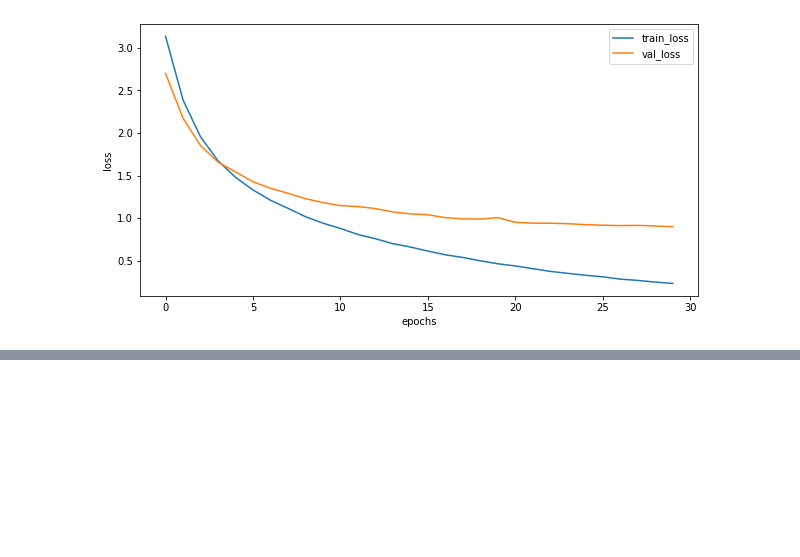
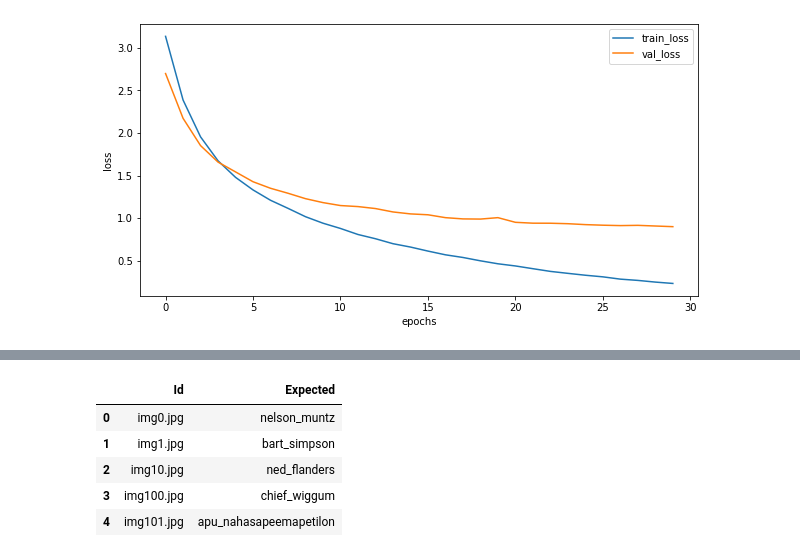
Before and after one commit to Vdyuk/Public_rep, a Jupyter notebook: DL course/VGG_16.ipynb, the cells around one changed output, grey strips where cells are left out. Saved outputs shown, nothing was run; the diff lists cells and outputs as text; code cells hidden in the pictures; blank space fills up the shorter version.

```diff
--- a/DL course/VGG_16.ipynb
+++ b/DL course/VGG_16.ipynb
@@ -309,7 +338,7 @@ gc.collect()
 torch.cuda.empty_cache()
 # %%
 %%time
-epochs = 30
+epochs = 20
 batch_size=64
 
 historyVGG, model_VGG16 = trainA(train_dataset2, val_dataset2, model_VGG16, epochs, batch_size, optimizer_ft, loss_fn )
@@ -354,0 +387,13 @@ plt.show()
+# %%
+def predict(model, test_loader):
+    with torch.no_grad():
+        logits = []
+
+        for inputs in test_loader:
+            inputs = inputs.to(DEVICE)
+            model.eval()
+            outputs = model(inputs).cpu()
+            logits.append(outputs)
+
+    probs = nn.functional.softmax(torch.cat(logits), dim=-1).numpy()
+    return probs
@@ -354,0 +407,4 @@ plt.show()
+# %%
+label_encoder = pickle.load(open("label_encoder.pkl", 'rb'))
+
+print(classification_report(actual_labels, y_pred, target_names=label_encoder.classes_))
@@ -354,0 +429,19 @@ plt.show()
+# %%
+test_dataset = SimpsonsDataset2(test_files, mode="test")
+test_loader = DataLoader(test_dataset, shuffle=False, batch_size=64)
+probs = predict(model_VGG16, test_loader)
+
+
+preds = label_encoder.inverse_transform(np.argmax(probs, axis=1))
+test_filenames = [path.name for path in test_dataset.files]
+# %%
+import pandas as pd
+my_submit = pd.DataFrame({'Id': test_filenames, 'Expected': preds})
+my_submit.head()
+# %% [output]
+|  | Id | Expected |
+| 0 | img0.jpg | nelson_muntz |
+| 1 | img1.jpg | bart_simpson |
+| 2 | img10.jpg | ned_flanders |
+| 3 | img100.jpg | chief_wiggum |
+| 4 | img101.jpg | apu_nahasapeemapetilon |
```
Also changed, not shown: parts of 18 cells of this notebook.
